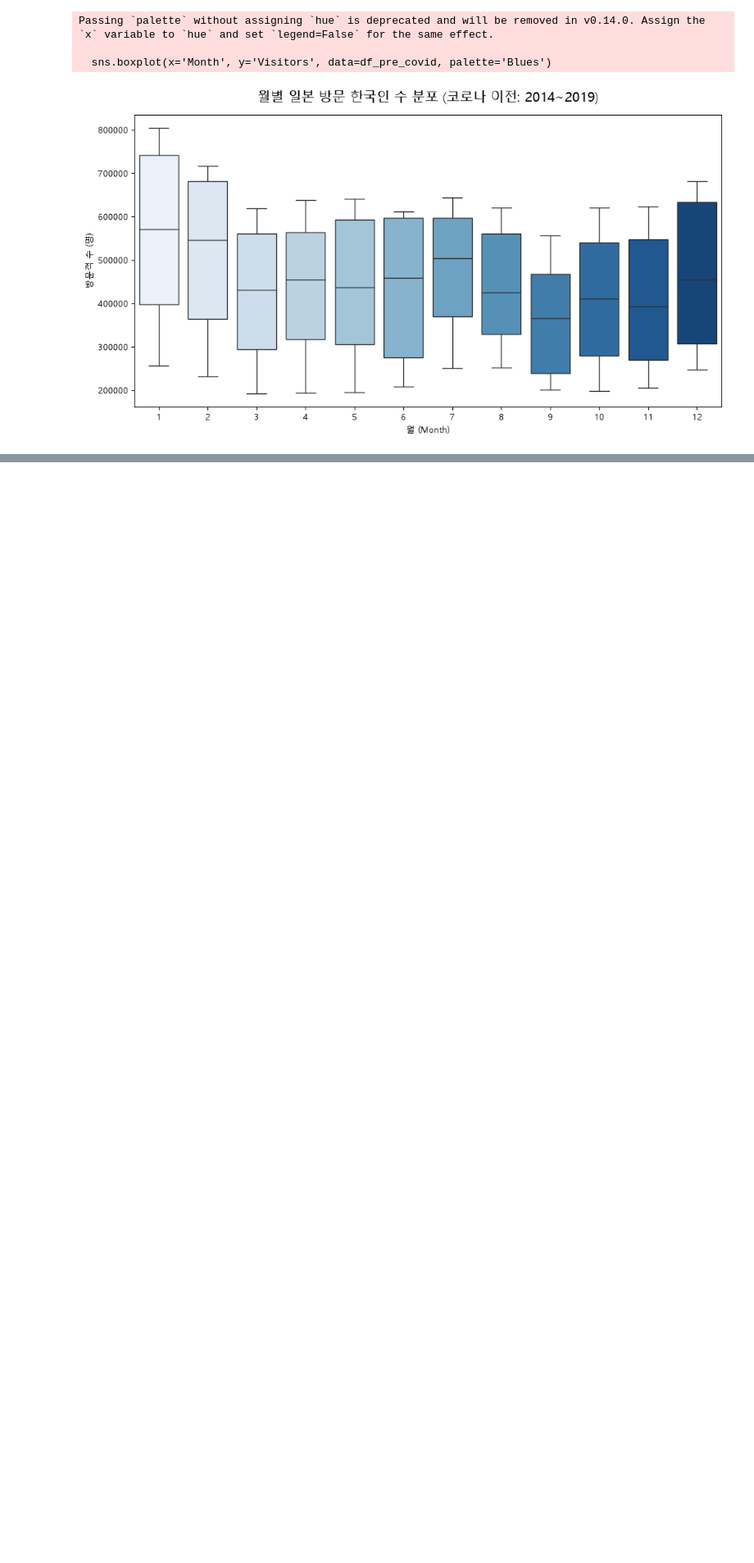
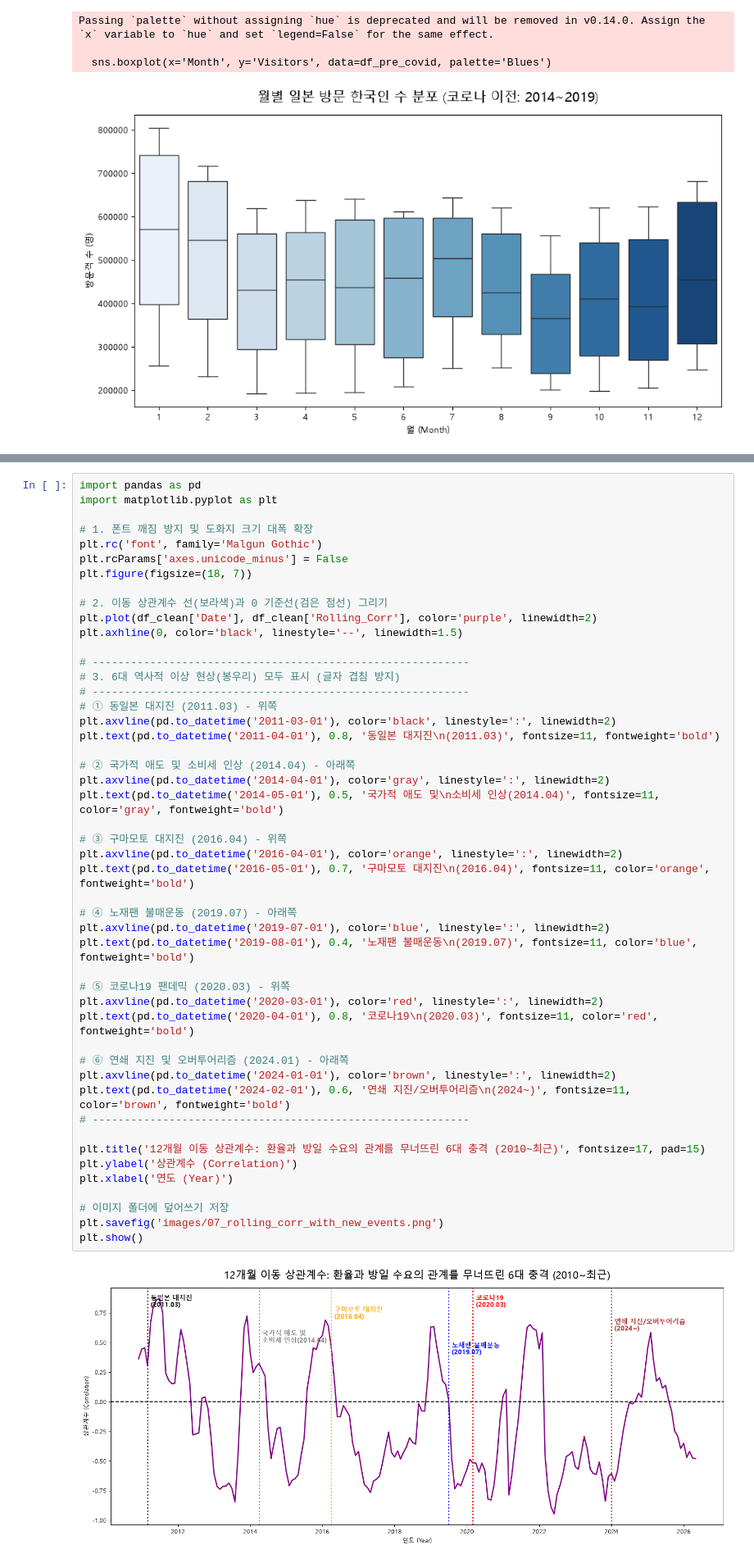
Before and after one commit to mustiolla/japan-travel-analysis, a Jupyter notebook: analysis.ipynb, the cells around one changed output, grey strips where cells are left out. Shown at 82% size. Drawn from its saved outputs; the diff is of its cells as text; blank space fills up the shorter version.

```diff
--- a/analysis.ipynb
+++ b/analysis.ipynb
@@ -325,0 +420,50 @@ Passing `palette` without assigning `hue` is deprecated and will be removed in v
+# %%
+import pandas as pd
+import matplotlib.pyplot as plt
+
+# 1. 폰트 깨짐 방지 및 도화지 크기 대폭 확장
+plt.rc('font', family='Malgun Gothic')
+plt.rcParams['axes.unicode_minus'] = False
+plt.figure(figsize=(18, 7))
+
+# 2. 이동 상관계수 선(보라색)과 0 기준선(검은 점선) 그리기
+plt.plot(df_clean['Date'], df_clean['Rolling_Corr'], color='purple', linewidth=2)
+plt.axhline(0, color='black', linestyle='--', linewidth=1.5)
+
+# -----------------------------------------------------------
+# 3. 6대 역사적 이상 현상(봉우리) 모두 표시 (글자 겹침 방지)
+# -----------------------------------------------------------
+# ① 동일본 대지진 (2011.03) - 위쪽
+plt.axvline(pd.to_datetime('2011-03-01'), color='black', linestyle=':', linewidth=2)
+plt.text(pd.to_datetime('2011-04-01'), 0.8, '동일본 대지진\n(2011.03)', fontsize=11, fontweight='bold')
+
+# ② 국가적 애도 및 소비세 인상 (2014.04) - 아래쪽
+plt.axvline(pd.to_datetime('2014-04-01'), color='gray', linestyle=':', linewidth=2)
+plt.text(pd.to_datetime('2014-05-01'), 0.5, '국가적 애도 및\n소비세 인상(2014.04)', fontsize=11, color='gray', fontweight='bold')
+
+# ③ 구마모토 대지진 (2016.04) - 위쪽
+plt.axvline(pd.to_datetime('2016-04-01'), color='orange', linestyle=':', linewidth=2)
+plt.text(pd.to_datetime('2016-05-01'), 0.7, '구마모토 대지진\n(2016.04)', fontsize=11, color='orange', fontweight='bold')
+
+# ④ 노재팬 불매운동 (2019.07) - 아래쪽
+plt.axvline(pd.to_datetime('2019-07-01'), color='blue', linestyle=':', linewidth=2)
+plt.text(pd.to_datetime('2019-08-01'), 0.4, '노재팬 불매운동\n(2019.07)', fontsize=11, color='blue', fontweight='bold')
+
+# ⑤ 코로나19 팬데믹 (2020.03) - 위쪽
+plt.axvline(pd.to_datetime('2020-03-01'), color='red', linestyle=':', linewidth=2)
+plt.text(pd.to_datetime('2020-04-01'), 0.8, '코로나19\n(2020.03)', fontsize=11, color='red', fontweight='bold')
+
+# ⑥ 연쇄 지진 및 오버투어리즘 (2024.01) - 아래쪽
+plt.axvline(pd.to_datetime('2024-01-01'), color='brown', linestyle=':', linewidth=2)
+plt.text(pd.to_datetime('2024-02-01'), 0.6, '연쇄 지진/오버투어리즘\n(2024~)', fontsize=11, color='brown', fontweight='bold')
+# -----------------------------------------------------------
+
+plt.title('12개월 이동 상관계수: 환율과 방일 수요의 관계를 무너뜨린 6대 충격 (2010~최근)', fontsize=17, pad=15)
+plt.ylabel('상관계수 (Correlation)')
+plt.xlabel('연도 (Year)')
+
+# 이미지 폴더에 덮어쓰기 저장
+plt.savefig('images/07_rolling_corr_with_new_events.png')
+plt.show()
+# %% [output]
+[figure, added]
```
Also changed, not shown: parts of 2 cells of this notebook, 6 other files.
